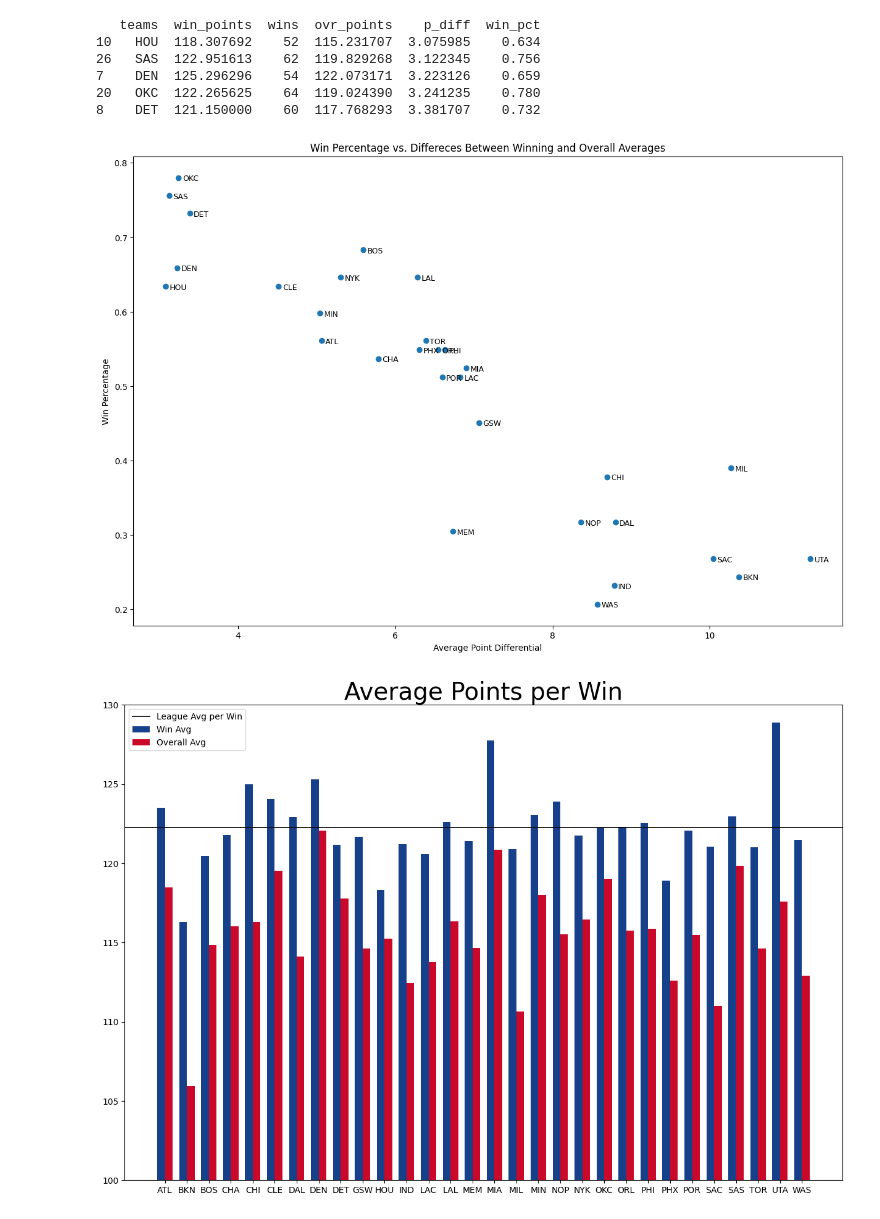
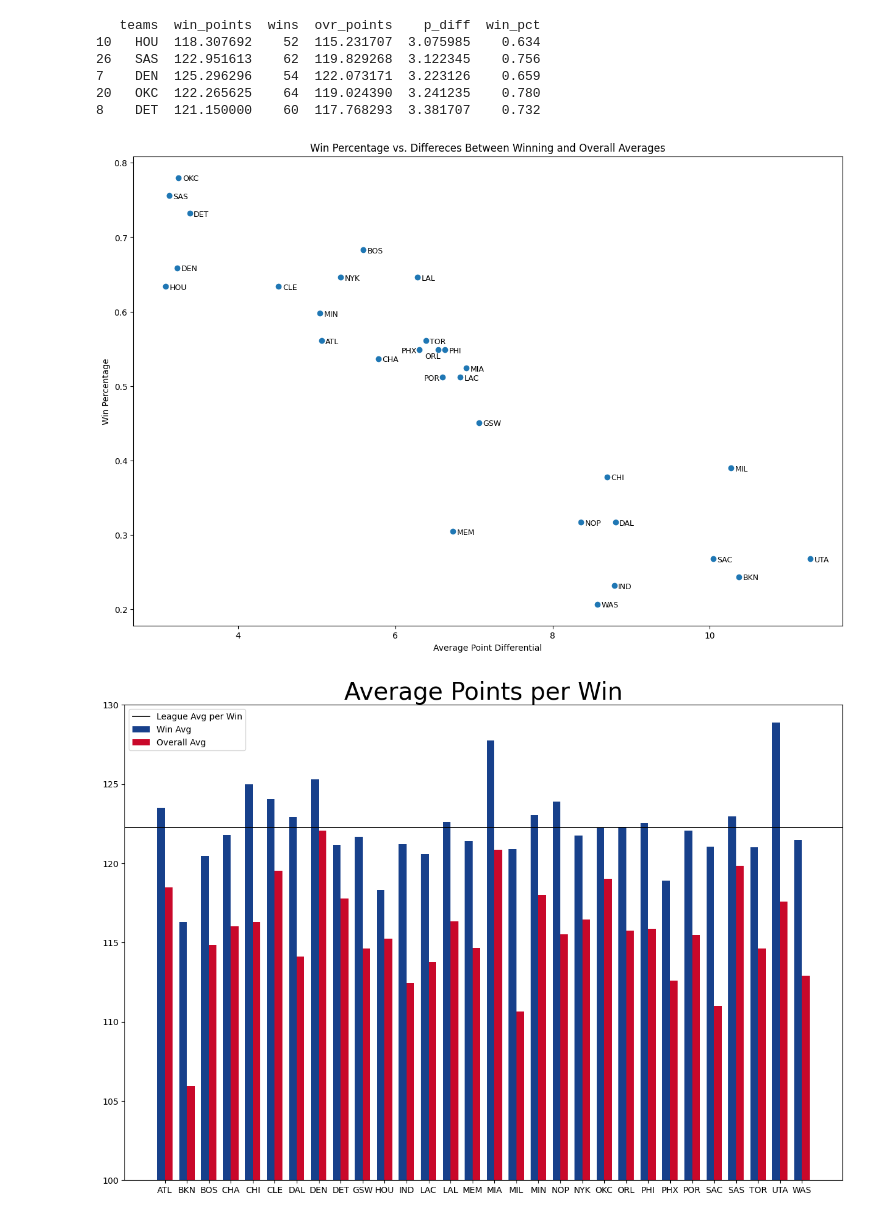
Before and after one commit to wjpericles/nba-data-visuals, a Jupyter notebook: src/02_points_per_win/points_per_win.ipynb, the cells around one changed output. Cells and saved outputs as stored; diff of their text form; code cells hidden in the pictures.

```diff
--- a/src/02_points_per_win/points_per_win.ipynb
+++ b/src/02_points_per_win/points_per_win.ipynb
@@ -115,23 +111,28 @@ print(points_compare.head())
 # %%
 labels = list(points_compare['teams'])
 p_diff = list(points_compare['p_diff'])
 win_pct = list(points_compare['win_pct'])
 #print(labels)
 fig4, ax4 = plt.subplots(figsize =(15,10))
 # plt.scatter(points_compare['win_pct'], points_compare['p_diff'])
 plt.scatter(p_diff, win_pct)
 plt.title('Win Percentage vs. Differeces Between Winning and Overall Averages')
 ax4.set_ylabel("Win Percentage")
 ax4.set_xlabel("Average Point Differential")
 
 for i, label in enumerate(labels):
     # x+0.2 offsets the text horizontally to avoid overlapping the point
-    plt.text(p_diff[i] + 0.05, win_pct[i], label, fontsize=9, verticalalignment='center_baseline')
+    if label == 'POR' or label == 'PHX':
+        plt.text(p_diff[i] - 0.23, win_pct[i], label, fontsize=9, verticalalignment='center_baseline')
+    elif label == 'ORL':
+        plt.text(p_diff[i] - 0.17, win_pct[i] -0.008, label, fontsize=9, verticalalignment='center_baseline')
+    else:
+        plt.text(p_diff[i] + 0.05, win_pct[i], label, fontsize=9, verticalalignment='center_baseline')
 # 'top', 'bottom', 'center', 'baseline', 'center_baseline'
 plt.savefig('plots/win_pct_vs_avg_diff.png')
 plt.show()
 # %% [output]
-[figure, old version]
+[figure, new version]
 # %%
 teams = list(overall_avg['TEAM_ABBREVIATION'])
 x = np.arange(len(teams))  # Numerical locations for labels
```
Also changed, not shown: parts of 7 cells of this notebook, 6 other files.
